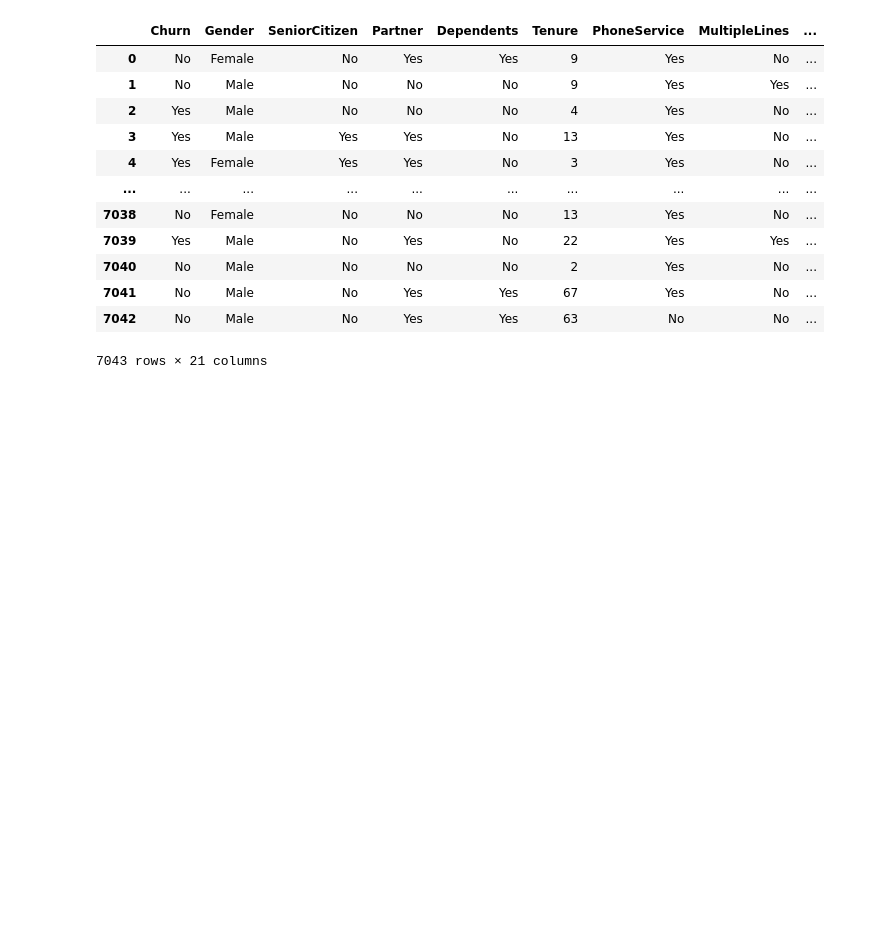
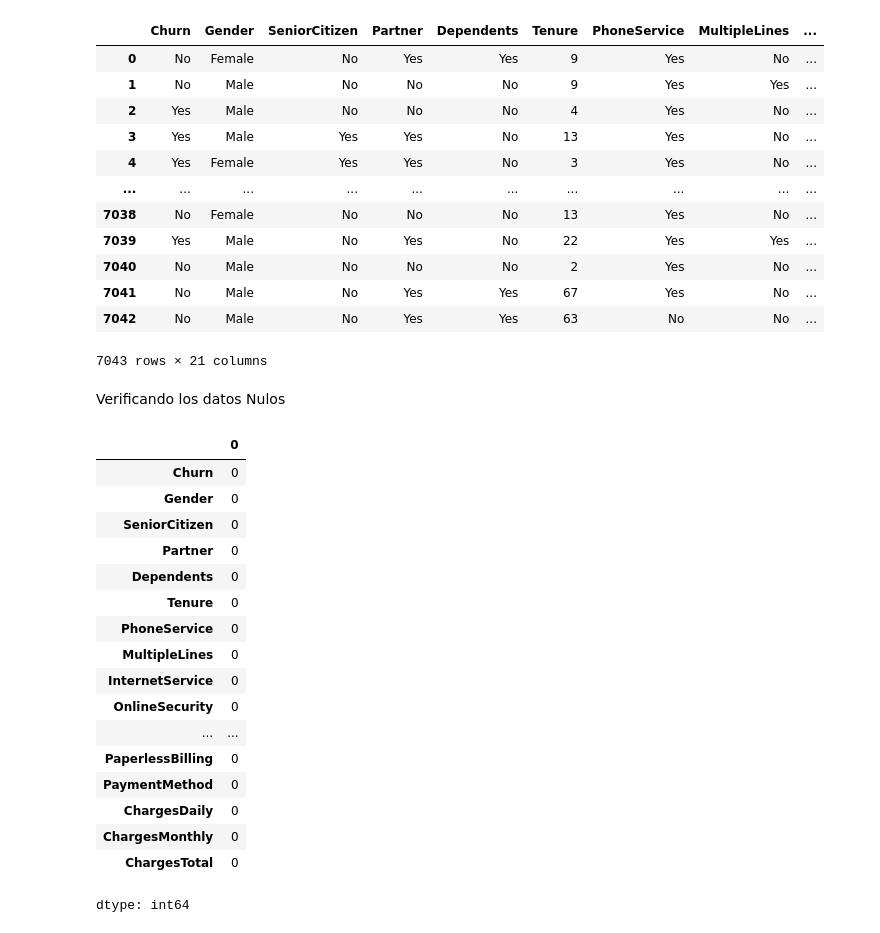
Before and after one commit to rociocelestial/Challenge3-Data-Science, a Jupyter notebook: TelecomX_parte_2.ipynb, the cells around one changed output. Cells and saved outputs as stored; diff of their text form; code cells hidden in the pictures; blank space fills up the shorter version.

Commit message:
Pre Procesamiento de Datos

```diff
--- a/TelecomX_parte_2.ipynb
+++ b/TelecomX_parte_2.ipynb
@@ -69,3 +69,35 @@ datos
 | 7041 | No | Male | No | Yes | Yes | 67 | Yes | No | ... |
 | 7042 | No | Male | No | Yes | Yes | 63 | No | No | ... |
 7043 rows × 21 columns
+# %%
+
+cols_to_fix = [
+    'OnlineSecurity', 'OnlineBackup', 'DeviceProtection',
+    'TechSupport', 'StreamingTV', 'StreamingMovies'
+]
+
+for col in cols_to_fix:
+    datos[col] = datos[col].replace({'No internet service': 'No'})
+# %% [markdown]
+Verificando los datos Nulos
+# %%
+datos.isnull().sum()
+# %% [output]
+|  | 0 |
+| Churn | 0 |
+| Gender | 0 |
+| SeniorCitizen | 0 |
+| Partner | 0 |
+| Dependents | 0 |
+| Tenure | 0 |
+| PhoneService | 0 |
+| MultipleLines | 0 |
+| InternetService | 0 |
+| OnlineSecurity | 0 |
+| ... | ... |
+| PaperlessBilling | 0 |
+| PaymentMethod | 0 |
+| ChargesDaily | 0 |
+| ChargesMonthly | 0 |
+| ChargesTotal | 0 |
+dtype: int64
```
